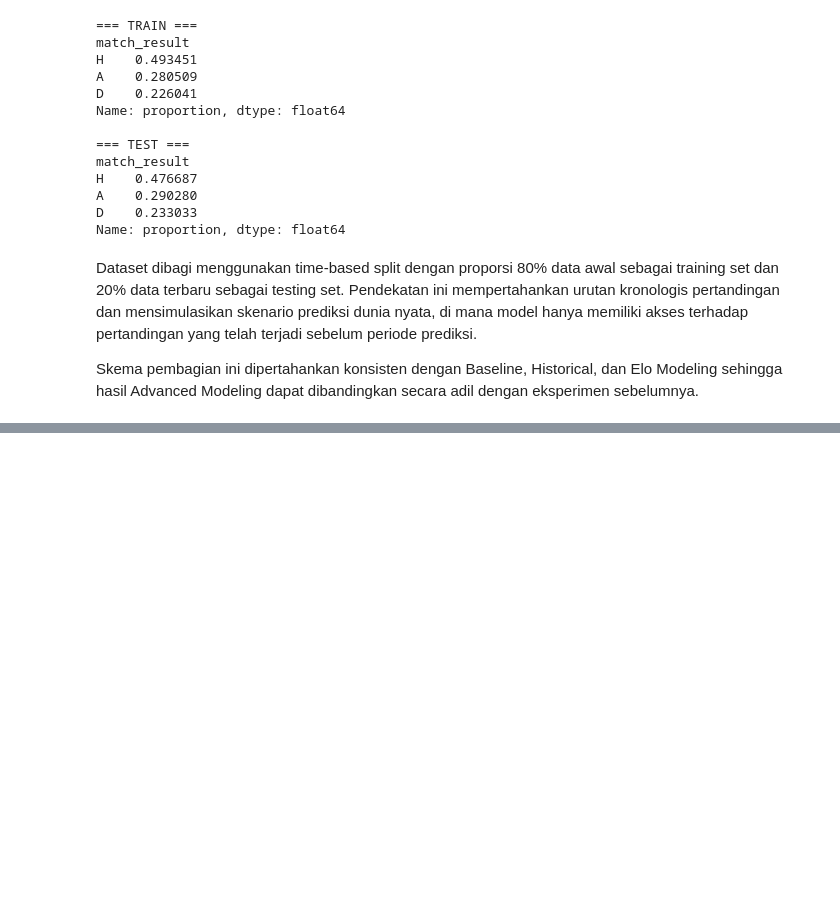
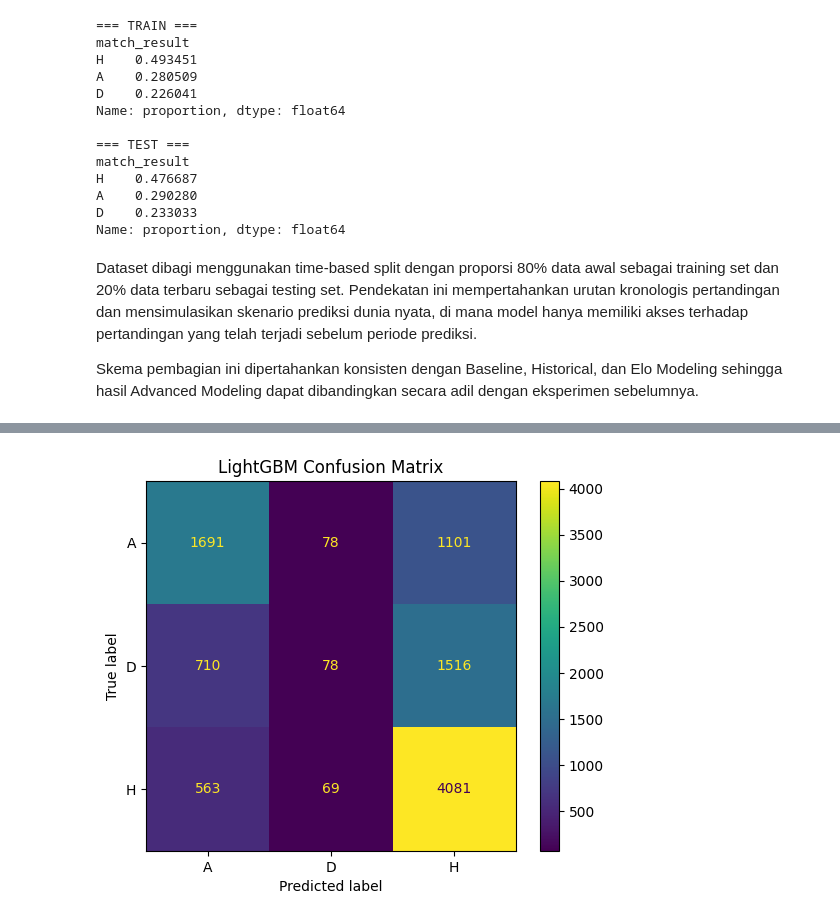
Before and after one commit to RyannPy/international-football-prediction, a Jupyter notebook: notebooks/11_advanced_modeling.ipynb, the cells around one changed output, grey strips where cells are left out. Saved outputs shown, nothing was run; the diff lists cells and outputs as text; code cells hidden in the pictures; blank space fills up the shorter version.

```diff
--- a/notebooks/11_advanced_modeling.ipynb
+++ b/notebooks/11_advanced_modeling.ipynb
@@ -304,0 +468,22 @@ Skema pembagian ini dipertahankan konsisten dengan Baseline, Historical, dan Elo
+# %%
+lgbm_model = LGBMClassifier(
+    objective="multiclass",
+    num_class=3,
+    n_estimators=300,
+    learning_rate=0.05,
+    max_depth=6,
+    random_state=42,
+    verbosity=-1
+)
+
+lgbm_pipeline = Pipeline(
+    steps=[
+        ("preprocessor", preprocessor),
+        ("classifier", lgbm_model)
+    ]
+)
+# %%
+lgbm_pipeline.fit(
+    X_train,
+    y_train_encoded
+)
@@ -304,0 +508,6 @@ Skema pembagian ini dipertahankan konsisten dengan Baseline, Historical, dan Elo
+# %%
+y_pred_lgbm = lgbm_pipeline.predict(X_test)
+# %%
+y_pred_lgbm_label = label_encoder.inverse_transform(
+    y_pred_lgbm
+)
@@ -304,0 +542,16 @@ Skema pembagian ini dipertahankan konsisten dengan Baseline, Historical, dan Elo
+# %%
+cm_lgbm = confusion_matrix(
+    y_test,
+    y_pred_lgbm_label
+)
+
+disp = ConfusionMatrixDisplay(
+    confusion_matrix=cm_lgbm,
+    display_labels=label_encoder.classes_
+)
+
+disp.plot()
+plt.title("LightGBM Confusion Matrix")
+plt.show()
+# %% [output]
+[figure, added]
```
Also changed, not shown: parts of 26 cells of this notebook.
